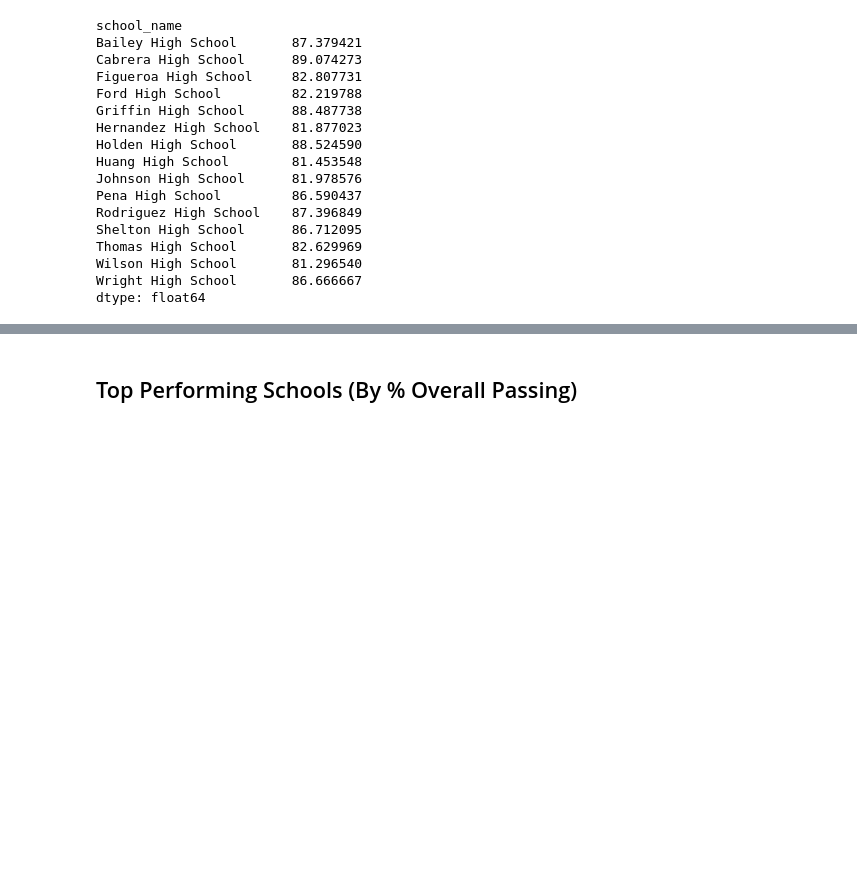
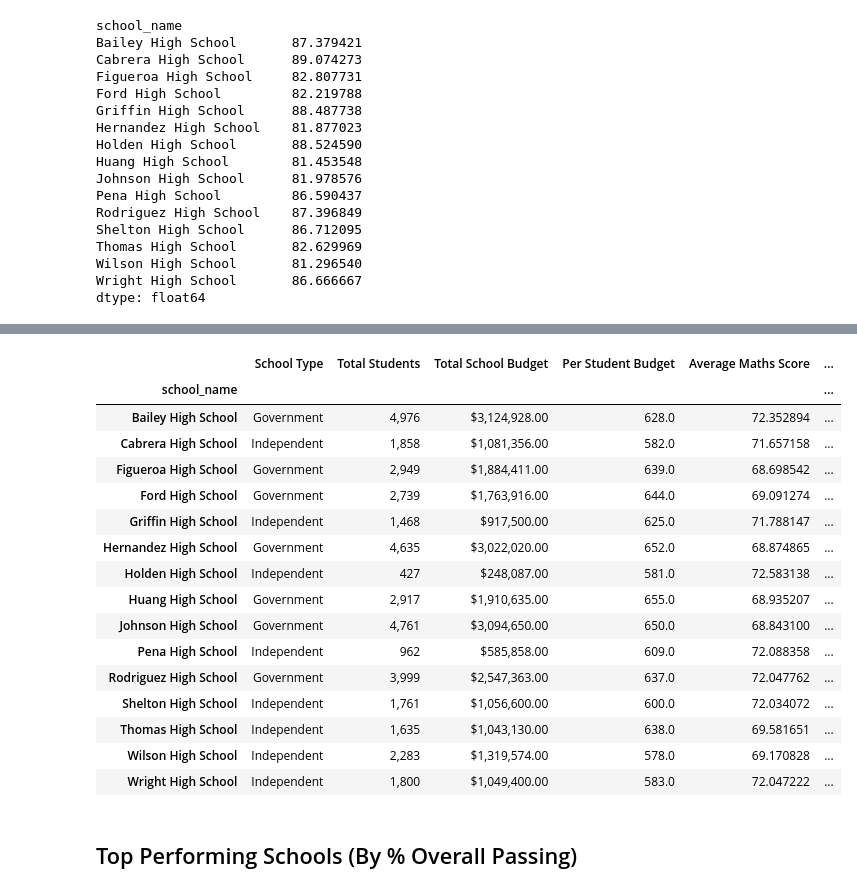
Before and after one commit to yan-ash/pandas_challenge, a Jupyter notebook: PyCitySchools/PyCitySchools_starter.ipynb, the cells around one changed output, grey strips where cells are left out. Drawn from its saved outputs; the diff is of its cells as text; code cells hidden in the pictures; blank space fills up the shorter version.

```diff
--- a/PyCitySchools/PyCitySchools_starter.ipynb
+++ b/PyCitySchools/PyCitySchools_starter.ipynb
@@ -264,3 +316,26 @@ print(overall_percentage_summary)
+# %%
+overview_school_df["Total Students"] = overview_school_df["Total Students"].map("{:,}".format)
+overview_school_df["Total School Budget"]=overview_school_df["Total School Budget"].map("${:,.2f}".format)
+overview_school_df["Per Student Budget"]=overview_school_df["Per Student Budget"].map("${:,.2f}".format)
+overview_school_df
+# %% [output]
+|  | School Type | Total Students | Total School Budget | Per Student Budget | Average Maths Score | ... |
+| school_name |  |  |  |  |  | ... |
+| Bailey High School | Government | 4,976 | $3,124,928.00 | 628.0 | 72.352894 | ... |
+| Cabrera High School | Independent | 1,858 | $1,081,356.00 | 582.0 | 71.657158 | ... |
+| Figueroa High School | Government | 2,949 | $1,884,411.00 | 639.0 | 68.698542 | ... |
+| Ford High School | Government | 2,739 | $1,763,916.00 | 644.0 | 69.091274 | ... |
+| Griffin High School | Independent | 1,468 | $917,500.00 | 625.0 | 71.788147 | ... |
+| Hernandez High School | Government | 4,635 | $3,022,020.00 | 652.0 | 68.874865 | ... |
+| Holden High School | Independent | 427 | $248,087.00 | 581.0 | 72.583138 | ... |
+| Huang High School | Government | 2,917 | $1,910,635.00 | 655.0 | 68.935207 | ... |
+| Johnson High School | Government | 4,761 | $3,094,650.00 | 650.0 | 68.843100 | ... |
+| Pena High School | Independent | 962 | $585,858.00 | 609.0 | 72.088358 | ... |
+| Rodriguez High School | Government | 3,999 | $2,547,363.00 | 637.0 | 72.047762 | ... |
+| Shelton High School | Independent | 1,761 | $1,056,600.00 | 600.0 | 72.034072 | ... |
+| Thomas High School | Independent | 1,635 | $1,043,130.00 | 638.0 | 69.581651 | ... |
+| Wilson High School | Independent | 2,283 | $1,319,574.00 | 578.0 | 69.170828 | ... |
+| Wright High School | Independent | 1,800 | $1,049,400.00 | 583.0 | 72.047222 | ... |
 # %% [markdown]
 ## Top Performing Schools (By % Overall Passing)
 # %% [markdown]
```
Also changed, not shown: parts of 4 cells of this notebook.
